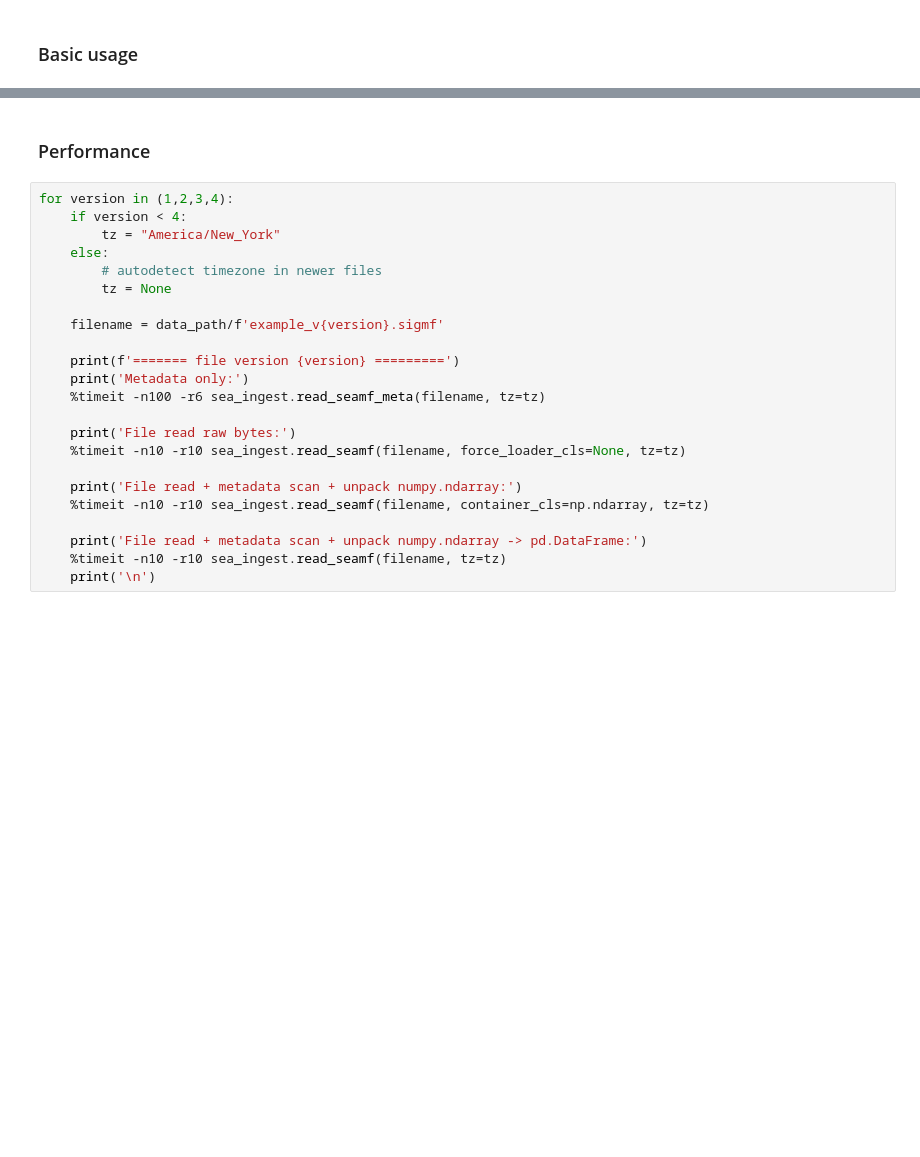
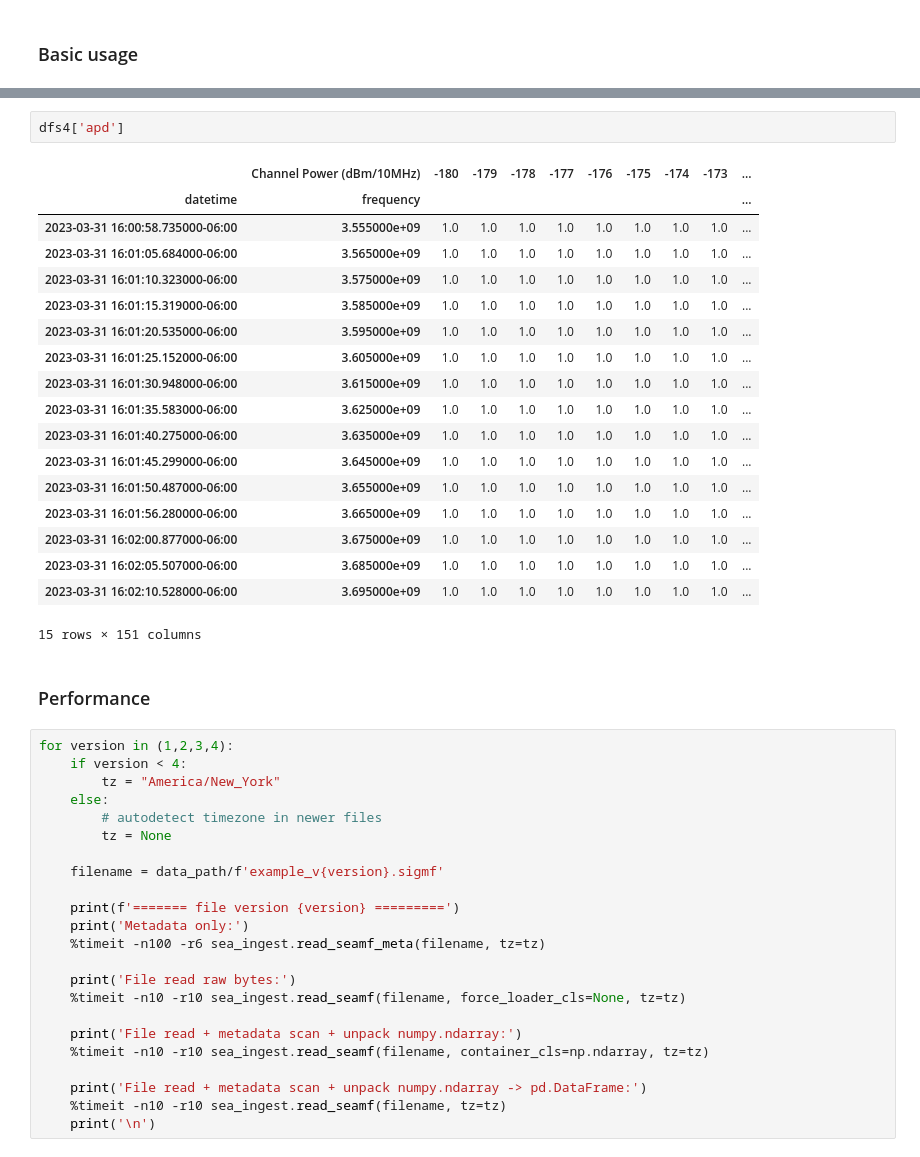
Before and after one commit to usnistgov/nasctn-sea-ingest, a Jupyter notebook: demos/read_seamf.ipynb, the cells around one changed output, grey strips where cells are left out. Saved outputs shown, nothing was run; the diff lists cells and outputs as text; blank space fills up the shorter version.

```diff
--- a/demos/read_seamf.ipynb
+++ b/demos/read_seamf.ipynb
@@ -21,3 +39,24 @@ data4, meta4 = sea_ingest.read_seamf(data_path/'example_v4.sigmf', force_loader_
+# %%
+dfs4['apd']
+# %% [output]
+|  | Channel Power (dBm/10MHz) | -180 | -179 | -178 | -177 | -176 | -175 | -174 | -173 | ... |
+| datetime | frequency |  |  |  |  |  |  |  |  | ... |
+| 2023-03-31 16:00:58.735000-06:00 | 3.555000e+09 | 1.0 | 1.0 | 1.0 | 1.0 | 1.0 | 1.0 | 1.0 | 1.0 | ... |
+| 2023-03-31 16:01:05.684000-06:00 | 3.565000e+09 | 1.0 | 1.0 | 1.0 | 1.0 | 1.0 | 1.0 | 1.0 | 1.0 | ... |
+| 2023-03-31 16:01:10.323000-06:00 | 3.575000e+09 | 1.0 | 1.0 | 1.0 | 1.0 | 1.0 | 1.0 | 1.0 | 1.0 | ... |
+| 2023-03-31 16:01:15.319000-06:00 | 3.585000e+09 | 1.0 | 1.0 | 1.0 | 1.0 | 1.0 | 1.0 | 1.0 | 1.0 | ... |
+| 2023-03-31 16:01:20.535000-06:00 | 3.595000e+09 | 1.0 | 1.0 | 1.0 | 1.0 | 1.0 | 1.0 | 1.0 | 1.0 | ... |
+| 2023-03-31 16:01:25.152000-06:00 | 3.605000e+09 | 1.0 | 1.0 | 1.0 | 1.0 | 1.0 | 1.0 | 1.0 | 1.0 | ... |
+| 2023-03-31 16:01:30.948000-06:00 | 3.615000e+09 | 1.0 | 1.0 | 1.0 | 1.0 | 1.0 | 1.0 | 1.0 | 1.0 | ... |
+| 2023-03-31 16:01:35.583000-06:00 | 3.625000e+09 | 1.0 | 1.0 | 1.0 | 1.0 | 1.0 | 1.0 | 1.0 | 1.0 | ... |
+| 2023-03-31 16:01:40.275000-06:00 | 3.635000e+09 | 1.0 | 1.0 | 1.0 | 1.0 | 1.0 | 1.0 | 1.0 | 1.0 | ... |
+| 2023-03-31 16:01:45.299000-06:00 | 3.645000e+09 | 1.0 | 1.0 | 1.0 | 1.0 | 1.0 | 1.0 | 1.0 | 1.0 | ... |
+| 2023-03-31 16:01:50.487000-06:00 | 3.655000e+09 | 1.0 | 1.0 | 1.0 | 1.0 | 1.0 | 1.0 | 1.0 | 1.0 | ... |
+| 2023-03-31 16:01:56.280000-06:00 | 3.665000e+09 | 1.0 | 1.0 | 1.0 | 1.0 | 1.0 | 1.0 | 1.0 | 1.0 | ... |
+| 2023-03-31 16:02:00.877000-06:00 | 3.675000e+09 | 1.0 | 1.0 | 1.0 | 1.0 | 1.0 | 1.0 | 1.0 | 1.0 | ... |
+| 2023-03-31 16:02:05.507000-06:00 | 3.685000e+09 | 1.0 | 1.0 | 1.0 | 1.0 | 1.0 | 1.0 | 1.0 | 1.0 | ... |
+| 2023-03-31 16:02:10.528000-06:00 | 3.695000e+09 | 1.0 | 1.0 | 1.0 | 1.0 | 1.0 | 1.0 | 1.0 | 1.0 | ... |
+15 rows × 151 columns
 # %% [markdown]
 ### Performance
 # %%
```
Also changed, not shown: parts of 3 cells of this notebook, 3 other files.
